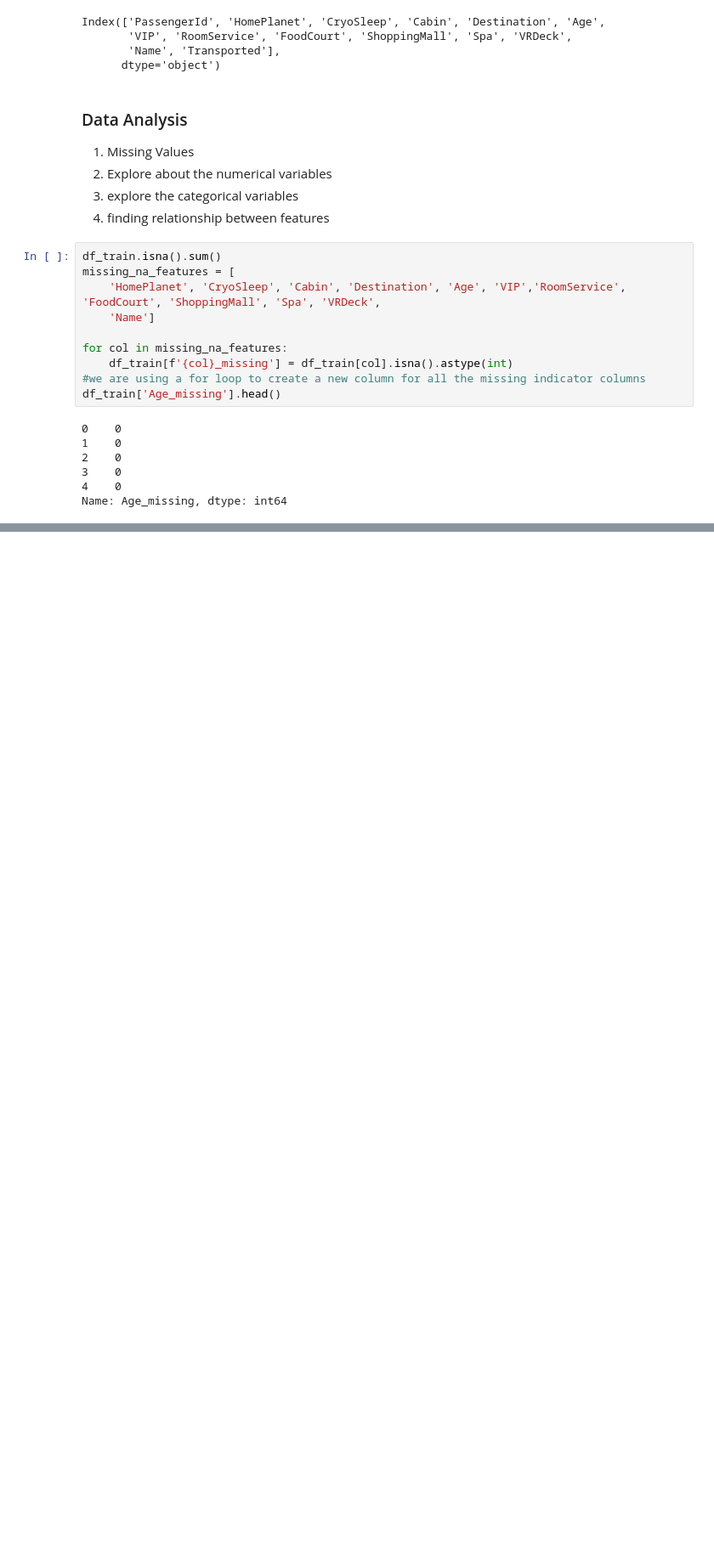
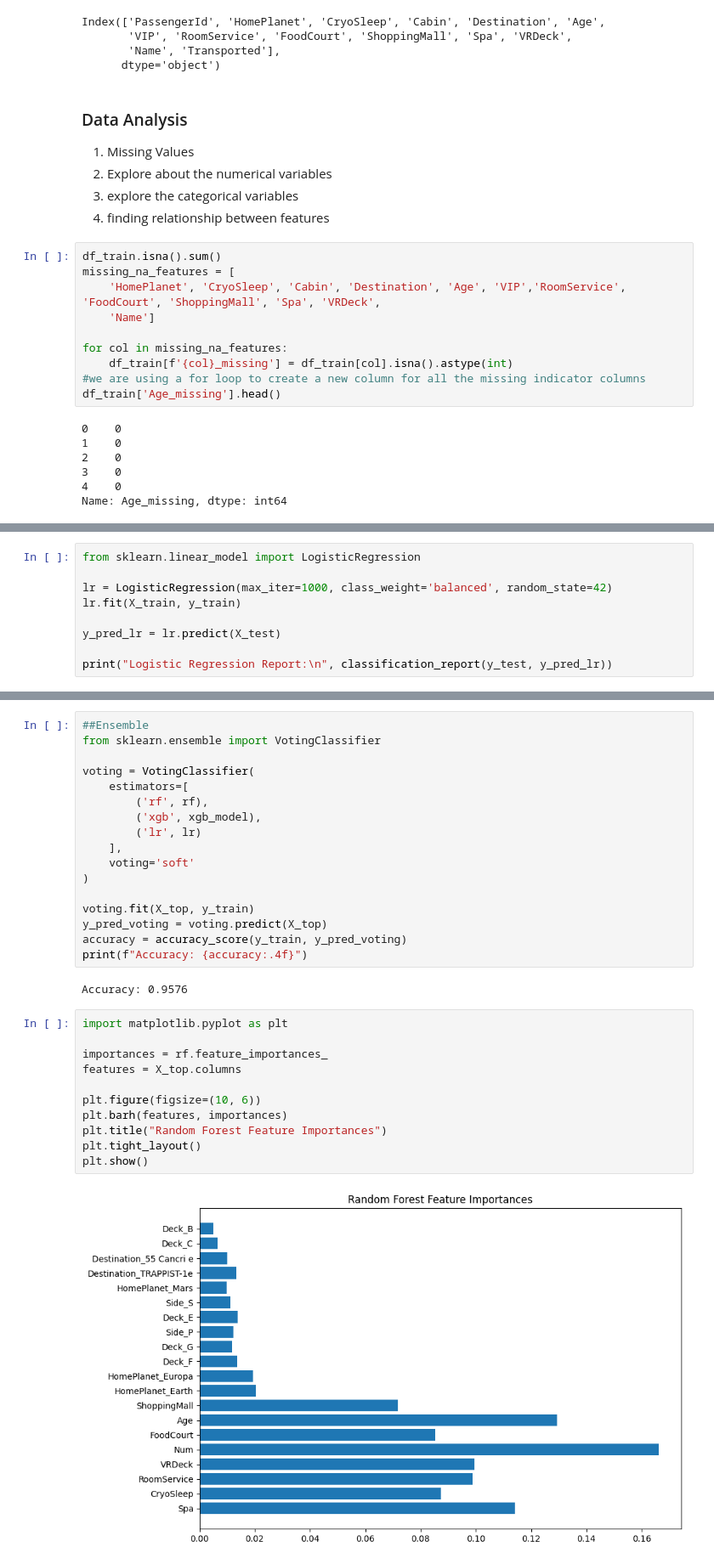
Before and after one commit to abhuvanas/first-ds-project, a Jupyter notebook: notebooks/exploration.ipynb, the cells around one changed output, grey strips where cells are left out. Shown: that part at 85% size. Saved outputs shown, nothing was run; the diff lists cells and outputs as text; blank space fills up the shorter version.

```diff
--- a/notebooks/exploration.ipynb
+++ b/notebooks/exploration.ipynb
@@ -65,0 +664,9 @@ Name: Age_missing, dtype: int64
+# %%
+from sklearn.linear_model import LogisticRegression
+
+lr = LogisticRegression(max_iter=1000, class_weight='balanced', random_state=42)
+lr.fit(X_train, y_train)
+
+y_pred_lr = lr.predict(X_test)
+
+print("Logistic Regression Report:\n", classification_report(y_test, y_pred_lr))
@@ -65,0 +683,32 @@ Name: Age_missing, dtype: int64
+# %%
+##Ensemble
+from sklearn.ensemble import VotingClassifier
+
+voting = VotingClassifier(
+    estimators=[
+        ('rf', rf),
+        ('xgb', xgb_model),
+        ('lr', lr)
+    ],
+    voting='soft'
+)
+
+voting.fit(X_top, y_train)
+y_pred_voting = voting.predict(X_top)
+accuracy = accuracy_score(y_train, y_pred_voting)
+print(f"Accuracy: {accuracy:.4f}")
+# %% [output]
+Accuracy: 0.9576
+# %%
+import matplotlib.pyplot as plt
+
+importances = rf.feature_importances_
+features = X_top.columns
+
+plt.figure(figsize=(10, 6))
+plt.barh(features, importances)
+plt.title("Random Forest Feature Importances")
+plt.tight_layout()
+plt.show()
+# %% [output]
+[figure, added]
```
Also changed, not shown: parts of 103 cells of this notebook, 2 other files.
